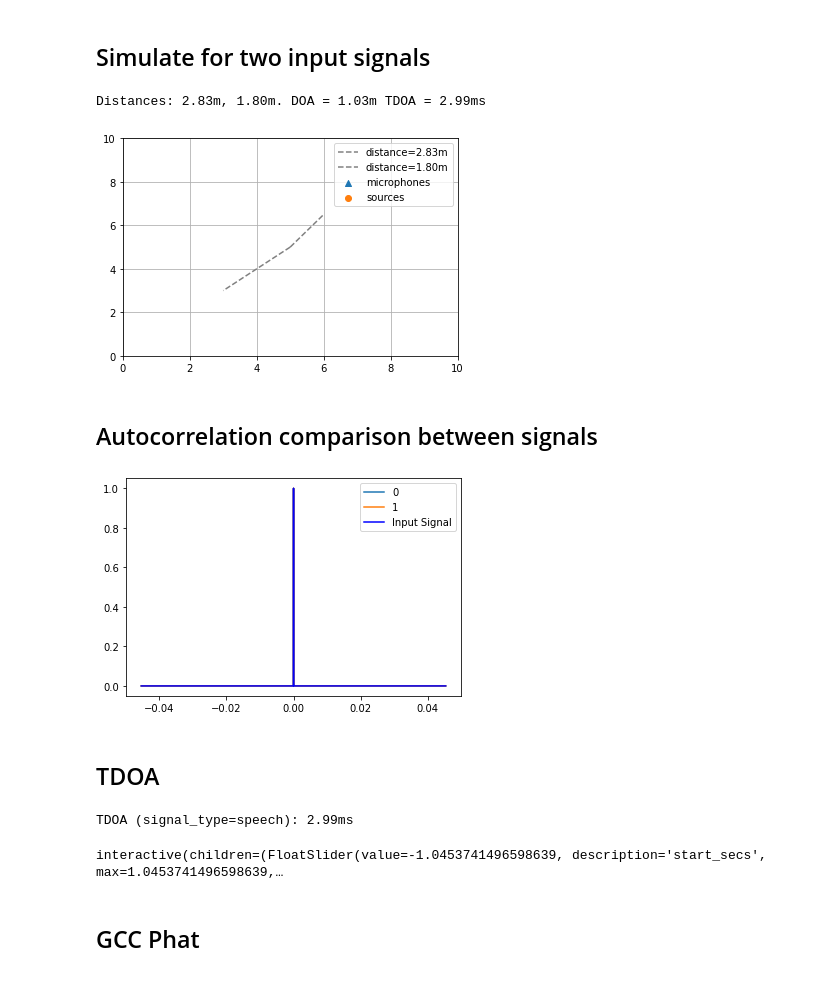
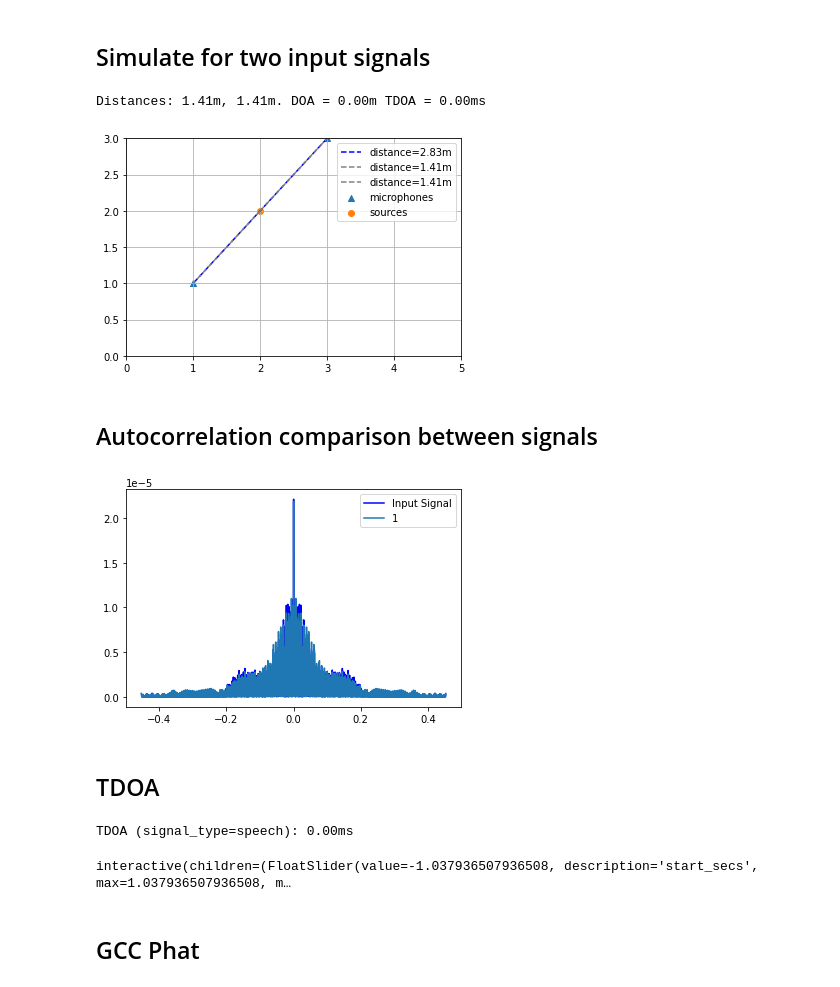
Before and after one commit to SOUNDS-RESEARCH/complex_neural_source_localization, a Jupyter notebook: notebooks/Reverberation Autocorrelation.ipynb, the cells around one changed output. Cells and saved outputs as stored; diff of their text form; code cells hidden in the pictures.

```diff
--- a/notebooks/Reverberation Autocorrelation.ipynb
+++ b/notebooks/Reverberation Autocorrelation.ipynb
@@ -20,18 +20,18 @@ import tdoa
 from tdoa.tdoa import compute_correlations
 from datasets.math_utils import compute_distance
 
-from tdoa.visualization import get_2d_room_plot_axis
+from tdoa.visualization import plot_mics_and_sources
 
 from datasets.generate_random_configs import generate_random_source_signal
 
 # Increasing room size means lower reverberation
-ROOM_DIM = [10, 10, 3]
-SOURCE_LOCATION = [5, 5, 1]
-MIC_LOCATIONS = [[3, 3, 1], [6, 6.5, 1]]
+ROOM_DIM = [5, 3, 3]
+SOURCE_LOCATION = [2, 2, 1]
+MIC_LOCATIONS = [[3, 3, 1], [1, 1, 1]]
 SIGNAL_TYPE = "speech" # speech | noise
 DELAY = 0e-3
 
-CORRELATION_MODE = "gcc_phat" # gcc_phat | vanilla
+CORRELATION_MODE = "vanilla" # gcc_phat | vanilla
 # %% [markdown]
 ## Simulate for two input signals
 # %%
@@ -65,11 +65,14 @@ input_signal, fs = load_signal(SIGNAL_TYPE)
 
 simulated_microphone_signals, room = simulate_room(input_signal, fs)
 
-get_2d_room_plot_axis(room)
+room_dims = room.dims
+mics = room.microphones.get_positions()
+sources = [source.loc for source in room.sources.source_array] # TODO: implement get_positions for sources
+plot_mics_and_sources(room_dims, mics, sources)
 plt.show()
 # %% [output]
-Distances: 2.83m, 1.80m. DOA = 1.03m TDOA = 2.99ms
+Distances: 1.41m, 1.41m. DOA = 0.00m TDOA = 0.00ms
-[figure, old version]
+[figure, new version]
 # %% [markdown]
 ## Autocorrelation comparison between signals
 # %%
@@ -110,39 +113,45 @@ def gcc_phat(x1, x2, fs):
 
     indxs = np.zeros_like(cc)
     indxs[0:max_shift] = - np.arange(max_shift, 0, -1)
     indxs[max_shift:] = np.arange(0, max_shift + 1)
     indxs = indxs/fs
 
     return cc, indxs
 
 
 def cross_correlation(x1, x2, fs, mode=CORRELATION_MODE):
     if mode == "vanilla":
         return temporal_cross_correlation(x1, x2, fs)
     elif mode == "gcc_phat":
         return gcc_phat(x1, x2, fs)
 
 
 def auto_correlation(x, fs, mode=CORRELATION_MODE):
     return cross_correlation(x, x, fs, mode)
 
 
 def plot_output_autocorrelation(input_signal, simulated_microphone_signals):
-    center = int(simulated_microphone_signals[0].shape[0]/2)
-    for i, signal in enumerate(simulated_microphone_signals):
-        autocorrelation, lag_indexes = auto_correlation(signal, fs)
-        plt.plot(lag_indexes[center-1000:center+1000], autocorrelation[center-1000:center+1000], label=i) # [22500:23500]
 
     center = int(input_signal.shape[0]/2)
     autocorrelation, lag_indexes = auto_correlation(input_signal, fs)
-    plt.plot(lag_indexes[center-1000:center+1000], autocorrelation[center-1000:center+1000], label="Input Signal", color="b")
+    plt.plot(lag_indexes[center-10000:center+10000], autocorrelation[center-10000:center+10000], label="Input Signal", color="b")
+
+    center = int(simulated_microphone_signals[0].shape[0]/2)
+    for i, signal in enumerate(simulated_microphone_signals):
+        if i == 0:
+            continue
+        autocorrelation, lag_indexes = auto_correlation(signal, fs)
+        plt.plot(lag_indexes[center-10000:center+10000], autocorrelation[center-10000:center+10000], label=i) # [22500:23500]
+
+
+
     plt.legend()
     plt.show()
 
 
 plot_output_autocorrelation(input_signal, simulated_microphone_signals)
 # %% [output]
-[figure, old version]
+[figure, new version]
 # %% [markdown]
 ## TDOA
 # %%
@@ -152,7 +161,7 @@ def compute_tdoa(simulated_microphone_signals, fs):
 #                                         fs)
 
     cc, lag_indexes = gcc_phat(simulated_microphone_signals[0],
-                               simulated_microphone_signals[1],
+                               simulated_microphone_signals[0],
                                fs)
     tdoa = lag_indexes[np.argmax(np.abs(cc))]
 
@@ -185,8 +194,8 @@ def plot_interval(x, y, fs):
 
 plot_interval(lag_indexes, cc, fs)
 # %% [output]
-TDOA (signal_type=speech): 2.99ms
+TDOA (signal_type=speech): 0.00ms
-interactive(children=(FloatSlider(value=-1.0453741496598639, description='start_secs', max=1.0453741496598639,…
+interactive(children=(FloatSlider(value=-1.037936507936508, description='start_secs', max=1.037936507936508, m…
 # %% [markdown]
 ## GCC Phat
 # %%
```
Also changed, not shown: 6 other files.
